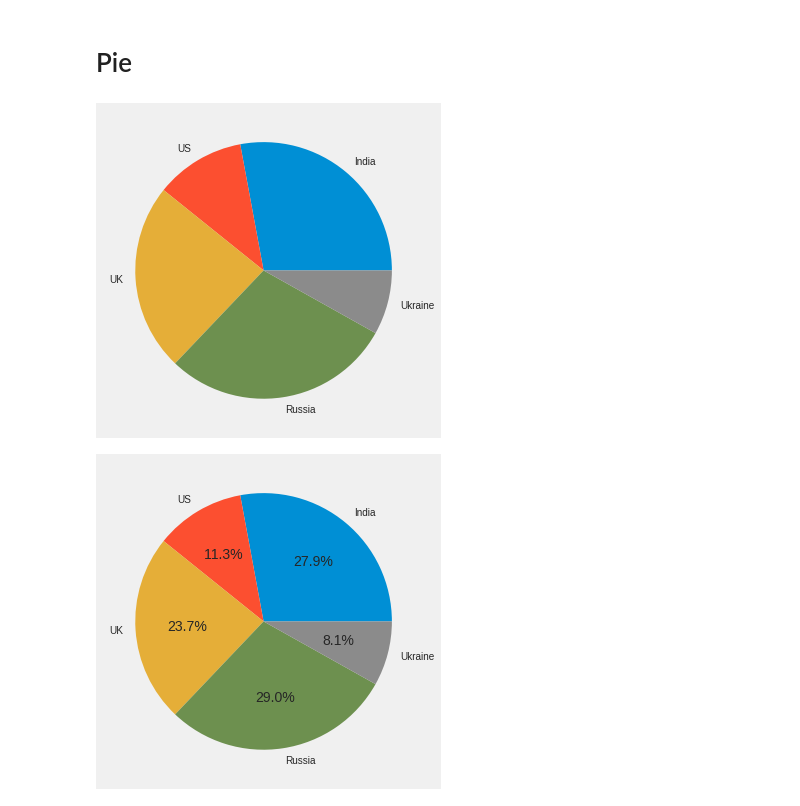
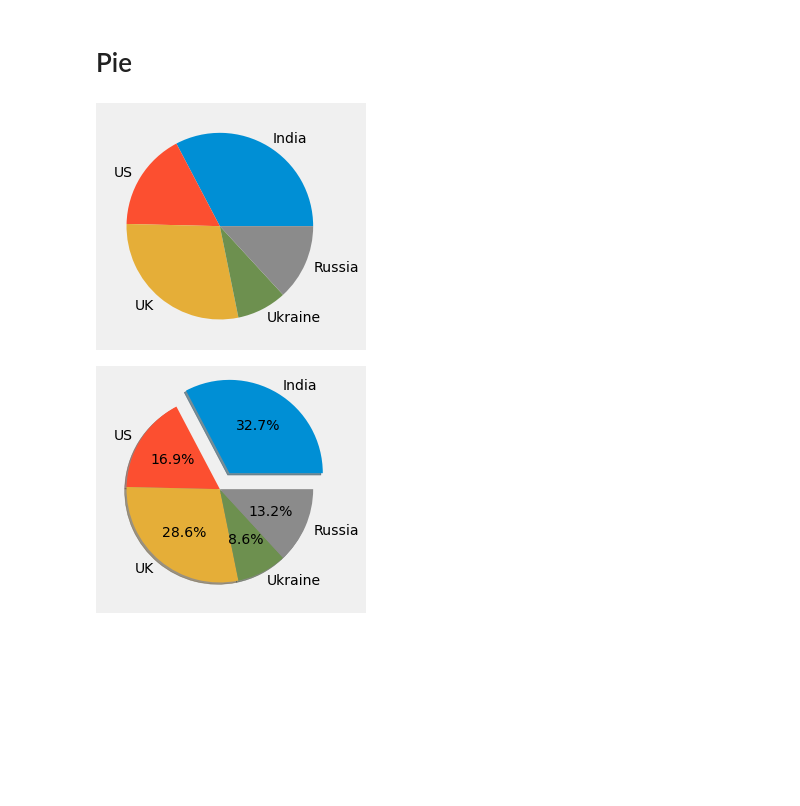
Before and after one commit to Pepcoders/Data-Science-February, a Jupyter notebook: Visualization/Matplotlib_2.ipynb, the cells around one changed output. Cells and saved outputs as stored; diff of their text form; code cells hidden in the pictures; blank space fills up the shorter version.

```diff
--- a/Visualization/Matplotlib_2.ipynb
+++ b/Visualization/Matplotlib_2.ipynb
@@ -118,5 +2,0 @@ plt.plot(x, y)
-# %%
-plt.figure(figsize = (12, 4))
-plt.style.use("seaborn")
-plt.plot(x, y)
-plt.show()
@@ -125,6 +3,6 @@ plt.show()
 # %% [markdown]
 # Bar Chart
 # %%
-country = ["India", "US", "UK", "Russia", "Ukraine"]
-male = [79, 32, 67, 82, 23, ]
-female = [32, 34, 23, 34, 21]
+country = ["India", "US", "UK", "Ukraine", "Russia"]
+male = [87, 45, 76, 23, 35]
+female = [12, 32, 25, 32, 21]
@@ -259,9 +110,9 @@ plt.show()
 plt.pie(male, labels = country)
 plt.show()
 # %% [output]
-[figure, old version]
+[figure, new version]
 # %%
-plt.pie(male, labels = country, autopct="%1.1f%%")
+plt.pie(male, labels = country, autopct = "%1.1f%%", shadow=True, explode = [0.2, 0, 0, 0, 0])
 plt.show()
 # %% [output]
-[figure, old version]
+[figure, new version]
```
Also changed, not shown: parts of 37 cells of this notebook.
